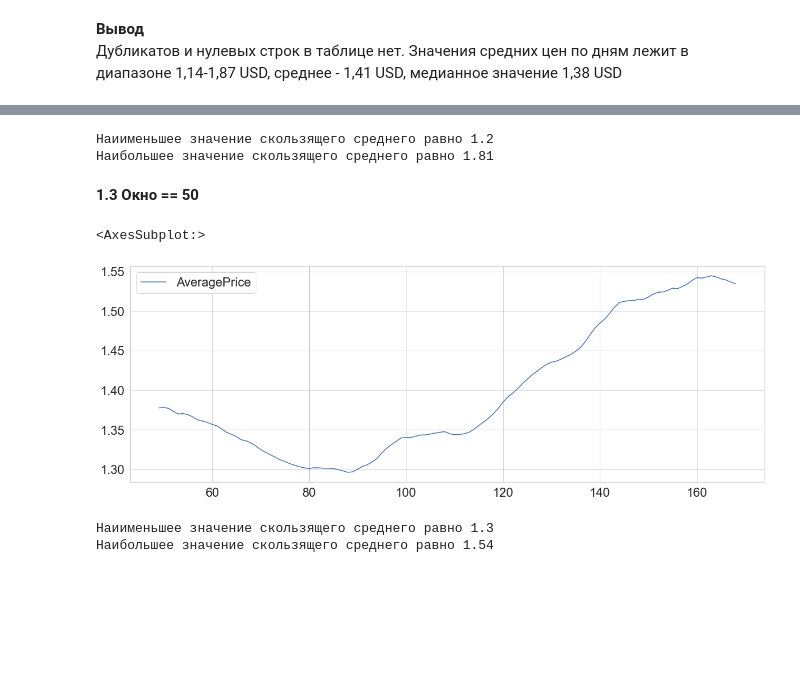
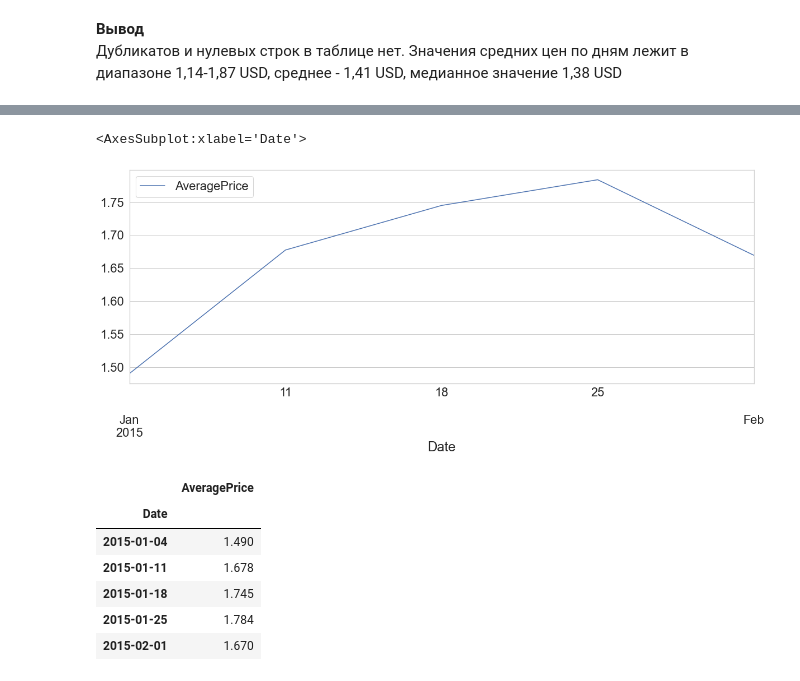
Before and after one commit to MadinaTim/data_analysis_KC_python, a Jupyter notebook: analysis_of_avocado.ipynb, the cells around one changed output, grey strips where cells are left out. Drawn from its saved outputs; the diff is of its cells as text; code cells hidden in the pictures; blank space fills up the shorter version.

```diff
--- a/analysis_of_avocado.ipynb
+++ b/analysis_of_avocado.ipynb
@@ -115,19 +139,15 @@ avocado_mean.rolling(10).mean().plot()
-# %%
-print('Наиименьшее значение скользящего среднего равно',avocado_mean.rolling(10).mean().min().round(2)[0])
-print('Наибольшее значение скользящего среднего равно',avocado_mean.rolling(10).mean().max().round(2)[0])
-# %% [output]
-Наиименьшее значение скользящего среднего равно 1.2
-Наибольшее значение скользящего среднего равно 1.81
-# %% [markdown]
-**1.3 Окно == 50**
-# %%
-avocado_mean.rolling(50).mean().plot()
-# %% [output]
-<AxesSubplot:>
-[figure, removed]
-# %%
-print('Наиименьшее значение скользящего среднего равно',avocado_mean.rolling(50).mean().min().round(2)[0])
-print('Наибольшее значение скользящего среднего равно',avocado_mean.rolling(50).mean().max().round(2)[0])
-# %% [output]
-Наиименьшее значение скользящего среднего равно 1.3
-Наибольшее значение скользящего среднего равно 1.54
+# %%
+avocado_Chicago_organic.ewm(span=4).mean().groupby('Date').agg({'AveragePrice': 'mean'}).head().plot()
+# %% [output]
+<AxesSubplot:xlabel='Date'>
+[figure, added]
+# %%
+avocado_Chicago_organic.ewm(span=4).mean().round(3).groupby('Date').agg({'AveragePrice': 'mean'}).head()
+# %% [output]
+|  | AveragePrice |
+| Date |  |
+| 2015-01-04 | 1.490 |
+| 2015-01-11 | 1.678 |
+| 2015-01-18 | 1.745 |
+| 2015-01-25 | 1.784 |
+| 2015-02-01 | 1.670 |
```
Also changed, not shown: parts of 22 cells of this notebook.
